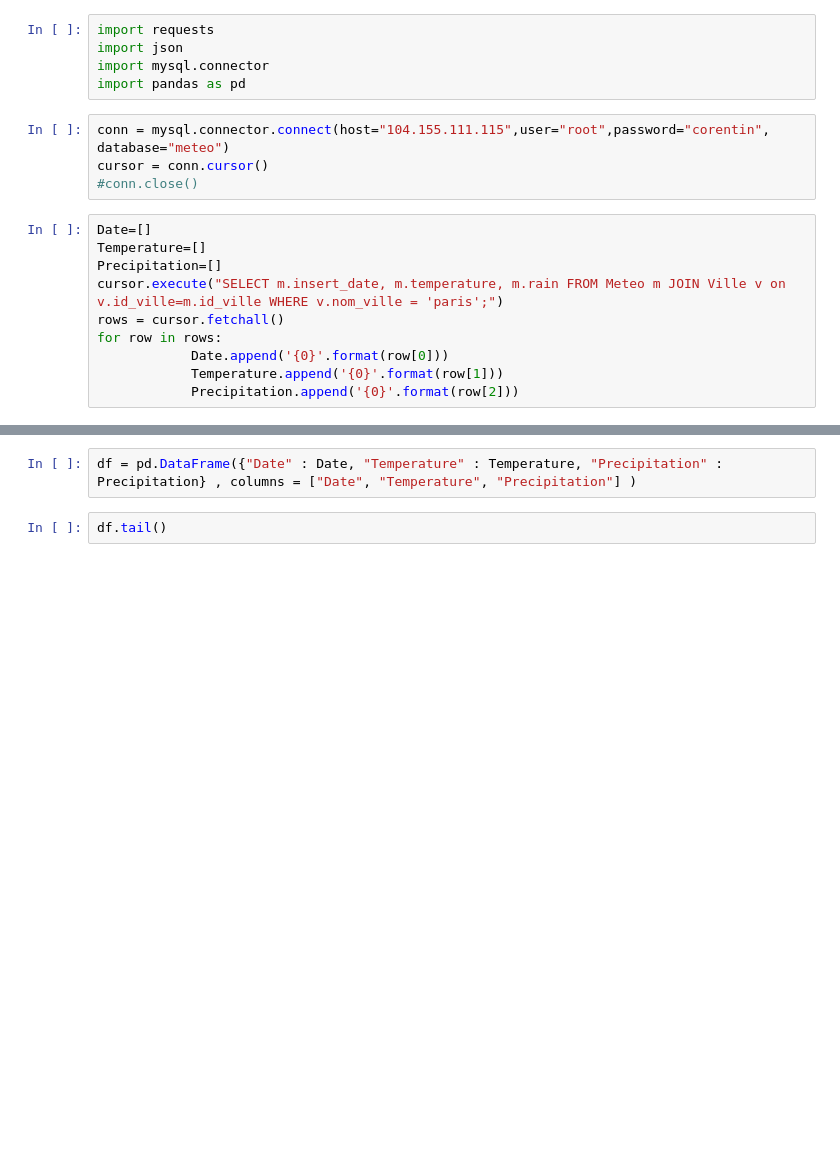
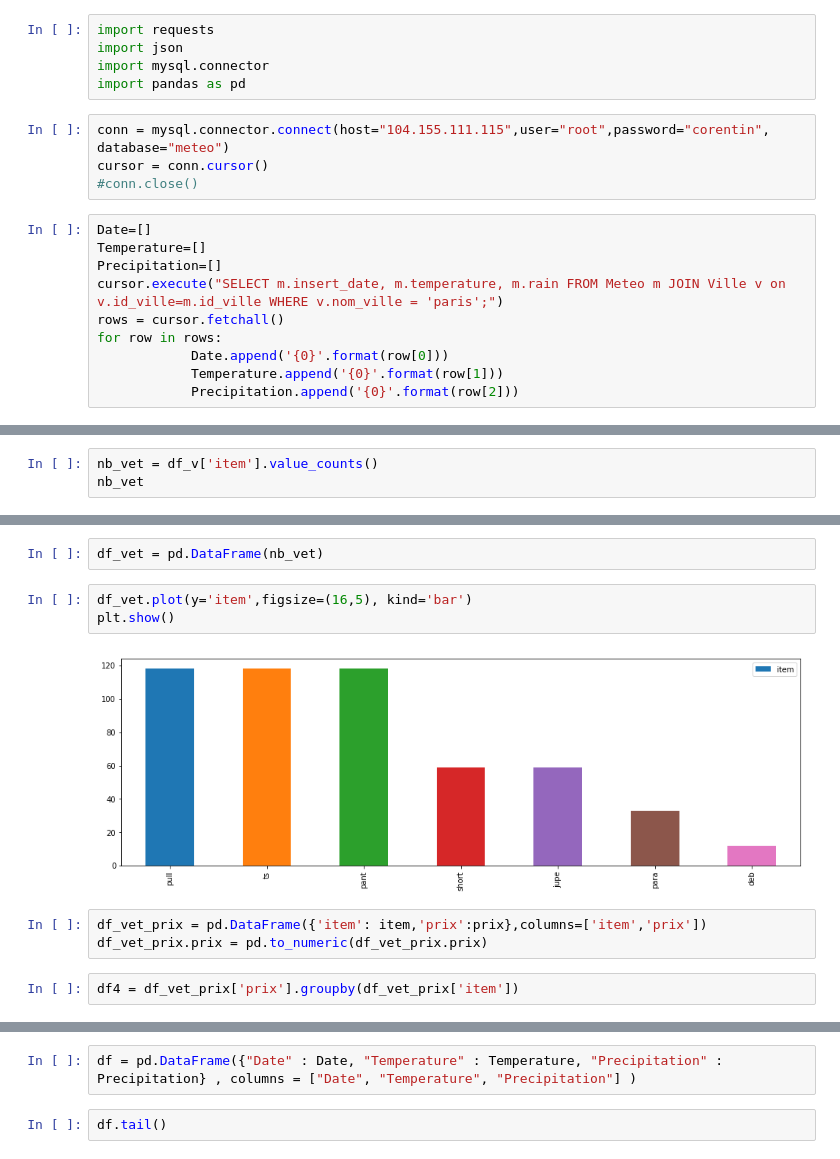
Before and after one commit to Cocorico84/Chef-d-oeuvre, a Jupyter notebook: Untitled.ipynb, the cells around one changed output, grey strips where cells are left out. Drawn from its saved outputs; the diff is of its cells as text; blank space fills up the shorter version.

```diff
--- a/Untitled.ipynb
+++ b/Untitled.ipynb
@@ -19,0 +57,3 @@ for row in rows:
+# %%
+nb_vet = df_v['item'].value_counts()
+nb_vet
@@ -19,0 +69,12 @@ for row in rows:
+# %%
+df_vet = pd.DataFrame(nb_vet)
+# %%
+df_vet.plot(y='item',figsize=(16,5), kind='bar')
+plt.show()
+# %% [output]
+[figure, added]
+# %%
+df_vet_prix = pd.DataFrame({'item': item,'prix':prix},columns=['item','prix'])
+df_vet_prix.prix = pd.to_numeric(df_vet_prix.prix)
+# %%
+df4 = df_vet_prix['prix'].groupby(df_vet_prix['item'])
```
Also changed, not shown: parts of 12 cells of this notebook, 7 other files.
